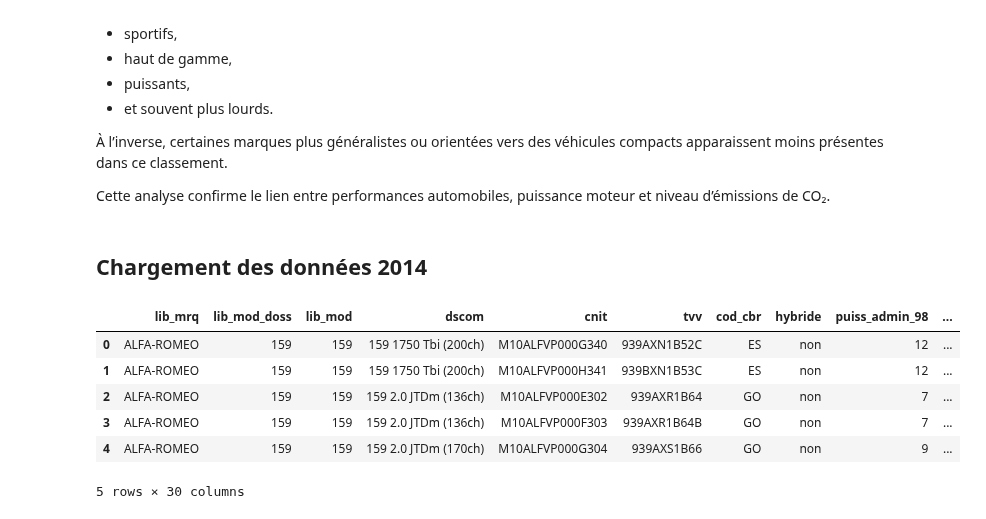
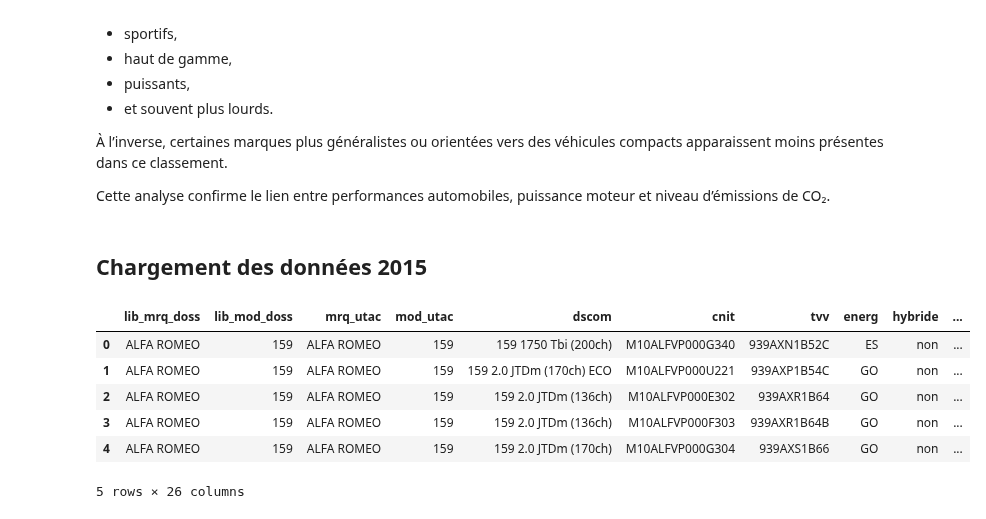
Before and after one commit to LarissaVarnakova/Projet_CO2, a Jupyter notebook: notebooks/eda_aziz.ipynb, the cells around one changed output. Drawn from its saved outputs; the diff is of its cells as text; code cells hidden in the pictures.

Commit message:
EDA 2015 : ajout données 2015

```diff
--- a/notebooks/eda_aziz.ipynb
+++ b/notebooks/eda_aziz.ipynb
@@ -487,15 +487,15 @@ Ces résultats s’expliquent principalement par le positionnement de ces marque
 
 Cette analyse confirme le lien entre performances automobiles, puissance moteur et niveau d’émissions de CO₂.
 # %% [markdown]
-## Chargement des données 2014
+## Chargement des données 2015
 # %%
-df_2014 = pd.read_csv("data/mars-2014-complete.csv", encoding="latin1", sep=";")
-df_2014.head()
+df_2015 = pd.read_csv("../data/co2_2015.csv", encoding="latin1", sep=";")
+df_2015.head()
 # %% [output]
-|  | lib_mrq | lib_mod_doss | lib_mod | dscom | cnit | tvv | cod_cbr | hybride | puiss_admin_98 | ... |
-| 0 | ALFA-ROMEO | 159 | 159 | 159 1750 Tbi (200ch) | M10ALFVP000G340 | 939AXN1B52C | ES | non | 12 | ... |
-| 1 | ALFA-ROMEO | 159 | 159 | 159 1750 Tbi (200ch) | M10ALFVP000H341 | 939BXN1B53C | ES | non | 12 | ... |
-| 2 | ALFA-ROMEO | 159 | 159 | 159 2.0 JTDm (136ch) | M10ALFVP000E302 | 939AXR1B64 | GO | non | 7 | ... |
-| 3 | ALFA-ROMEO | 159 | 159 | 159 2.0 JTDm (136ch) | M10ALFVP000F303 | 939AXR1B64B | GO | non | 7 | ... |
-| 4 | ALFA-ROMEO | 159 | 159 | 159 2.0 JTDm (170ch) | M10ALFVP000G304 | 939AXS1B66 | GO | non | 9 | ... |
+|  | lib_mrq_doss | lib_mod_doss | mrq_utac | mod_utac | dscom | cnit | tvv | energ | hybride | ... |
+| 0 | ALFA ROMEO | 159 | ALFA ROMEO | 159 | 159 1750 Tbi (200ch) | M10ALFVP000G340 | 939AXN1B52C | ES | non | ... |
+| 1 | ALFA ROMEO | 159 | ALFA ROMEO | 159 | 159 2.0 JTDm (170ch) ECO | M10ALFVP000U221 | 939AXP1B54C | GO | non | ... |
+| 2 | ALFA ROMEO | 159 | ALFA ROMEO | 159 | 159 2.0 JTDm (136ch) | M10ALFVP000E302 | 939AXR1B64 | GO | non | ... |
+| 3 | ALFA ROMEO | 159 | ALFA ROMEO | 159 | 159 2.0 JTDm (136ch) | M10ALFVP000F303 | 939AXR1B64B | GO | non | ... |
+| 4 | ALFA ROMEO | 159 | ALFA ROMEO | 159 | 159 2.0 JTDm (170ch) | M10ALFVP000G304 | 939AXS1B66 | GO | non | ... |
-5 rows × 30 columns
+5 rows × 26 columns
```
